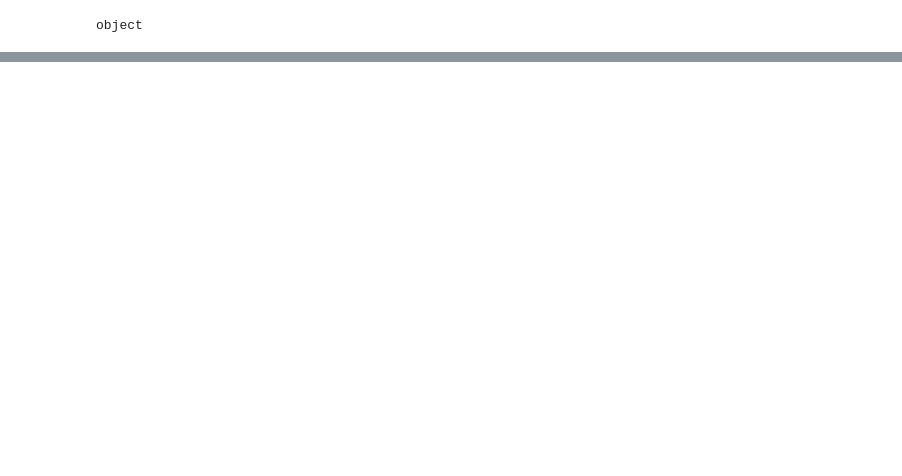
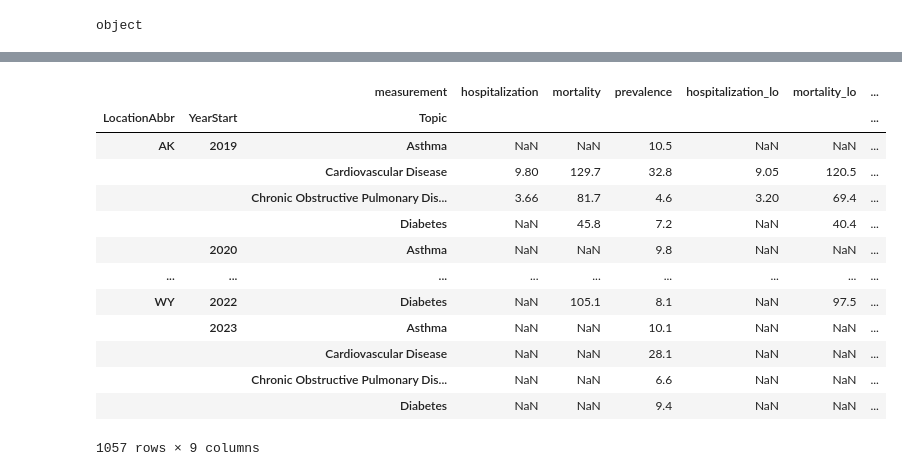
Before and after one commit to john-fillingim/module_project_1, a Jupyter notebook: src/analyze2b.ipynb, the cells around one changed output, grey strips where cells are left out. Saved outputs shown, nothing was run; the diff lists cells and outputs as text; code cells hidden in the pictures; blank space fills up the shorter version.

```diff
--- a/src/analyze2b.ipynb
+++ b/src/analyze2b.ipynb
@@ -326,0 +388,4 @@ pwd
+# %%
+val = filtered.pivot_table(index=['LocationAbbr','YearStart','Topic'], columns='measurement', values='DataValueAlt')
+lo  = filtered.pivot_table(index=['LocationAbbr','YearStart','Topic'], columns='measurement', values='LowConfidenceLimit')
+hi  = filtered.pivot_table(index=['LocationAbbr','YearStart','Topic'], columns='measurement', values='HighConfidenceLimit')
@@ -326,0 +443,3 @@ pwd
+# %%
+lo = lo.add_suffix('_lo')
+hi = hi.add_suffix('_hi')
@@ -326,0 +463,19 @@ pwd
+# %%
+panel_df = pd.concat([val, lo, hi], axis=1)
+# %%
+panel_df
+# %% [output]
+|  |  | measurement | hospitalization | mortality | prevalence | hospitalization_lo | mortality_lo | ... |
+| LocationAbbr | YearStart | Topic |  |  |  |  |  | ... |
+| AK | 2019 | Asthma | NaN | NaN | 10.5 | NaN | NaN | ... |
+|  |  | Cardiovascular Disease | 9.80 | 129.7 | 32.8 | 9.05 | 120.5 | ... |
+|  |  | Chronic Obstructive Pulmonary Dis... | 3.66 | 81.7 | 4.6 | 3.20 | 69.4 | ... |
+|  |  | Diabetes | NaN | 45.8 | 7.2 | NaN | 40.4 | ... |
+|  | 2020 | Asthma | NaN | NaN | 9.8 | NaN | NaN | ... |
+| ... | ... | ... | ... | ... | ... | ... | ... | ... |
+| WY | 2022 | Diabetes | NaN | 105.1 | 8.1 | NaN | 97.5 | ... |
+|  | 2023 | Asthma | NaN | NaN | 10.1 | NaN | NaN | ... |
+|  |  | Cardiovascular Disease | NaN | NaN | 28.1 | NaN | NaN | ... |
+|  |  | Chronic Obstructive Pulmonary Dis... | NaN | NaN | 6.6 | NaN | NaN | ... |
+|  |  | Diabetes | NaN | NaN | 9.4 | NaN | NaN | ... |
+1057 rows × 9 columns
```
Also changed, not shown: parts of 26 cells of this notebook, 2 other files.
